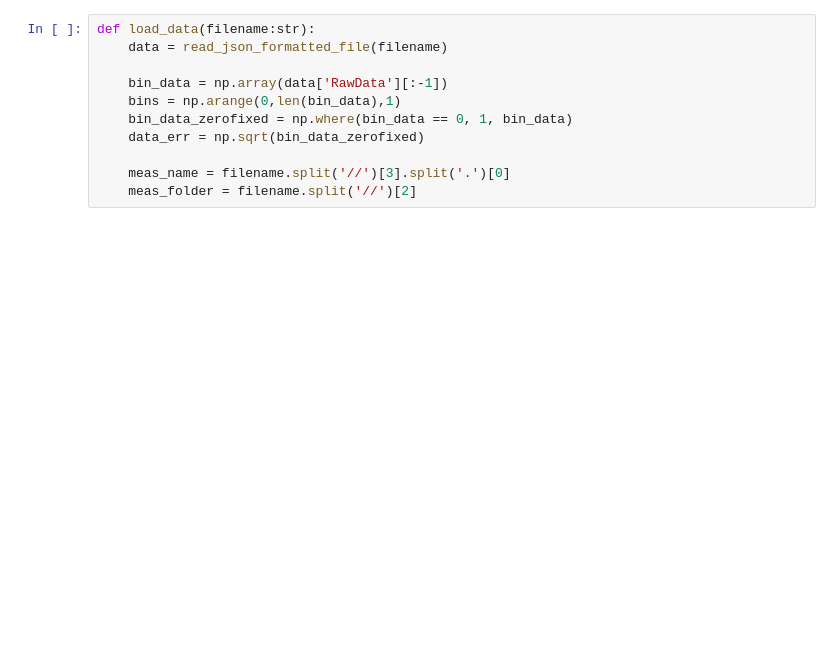
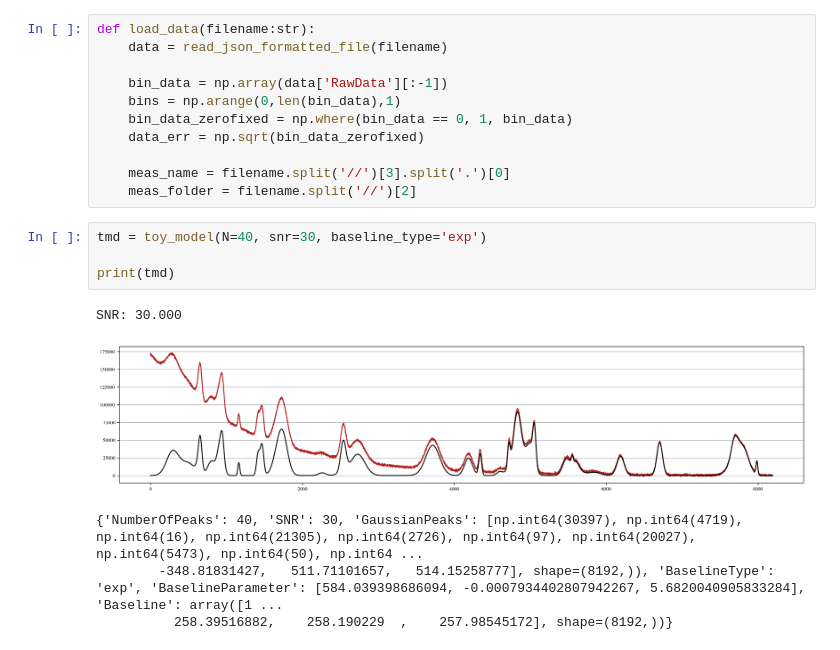
Before and after one commit to SirPhoenix007/IBA-Bonn, a Jupyter notebook: Study_2606_PLSmethods/PLSmethods.ipynb, the cells around one changed output. Drawn from its saved outputs; the diff is of its cells as text; blank space fills up the shorter version.

Commit message:
Building Toy Model Function PLSmethods

```diff
--- a/Study_2606_PLSmethods/PLSmethods.ipynb
+++ b/Study_2606_PLSmethods/PLSmethods.ipynb
@@ -121,3 +203,13 @@ def load_data(filename:str):
 
     meas_name = filename.split('//')[3].split('.')[0]
     meas_folder = filename.split('//')[2]
+# %%
+tmd = toy_model(N=40, snr=30, baseline_type='exp')
+
+print(tmd)
+# %% [output]
+SNR: 30.000
+[figure, added]
+{'NumberOfPeaks': 40, 'SNR': 30, 'GaussianPeaks': [np.int64(30397), np.int64(4719), np.int64(16), np.int64(21305), np.int64(2726), np.int64(97), np.int64(20027), np.int64(5473), np.int64(50), np.int64 ...
+        -348.81831427,   511.71101657,   514.15258777], shape=(8192,)), 'BaselineType': 'exp', 'BaselineParameter': [584.039398686094, -0.0007934402807942267, 5.6820040905833284], 'Baseline': array([1 ...
+          258.39516882,    258.190229  ,    257.98545172], shape=(8192,))}
```
Also changed, not shown: parts of 3 cells of this notebook, 2 other files.
